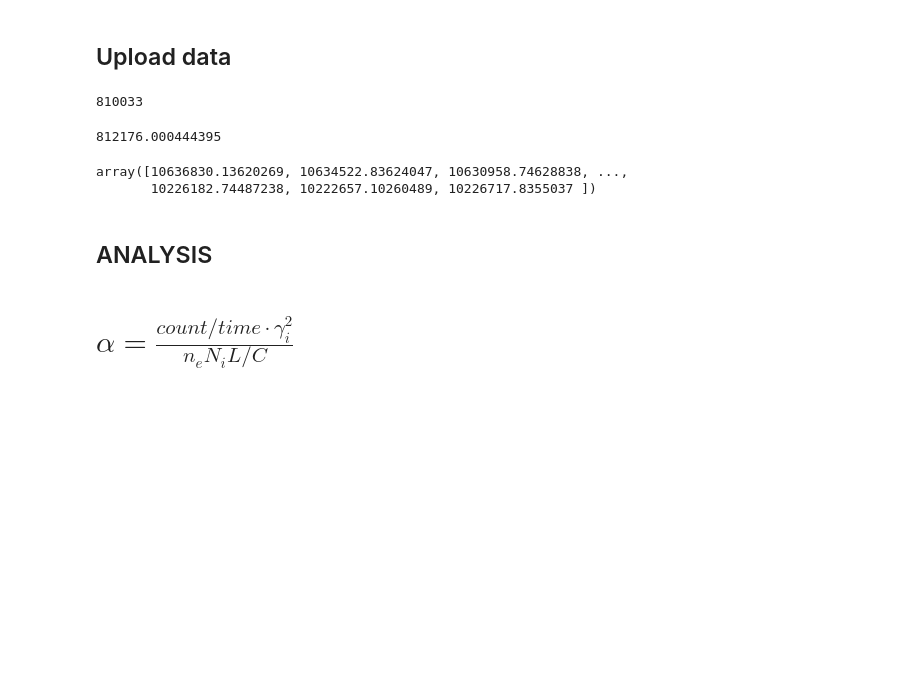
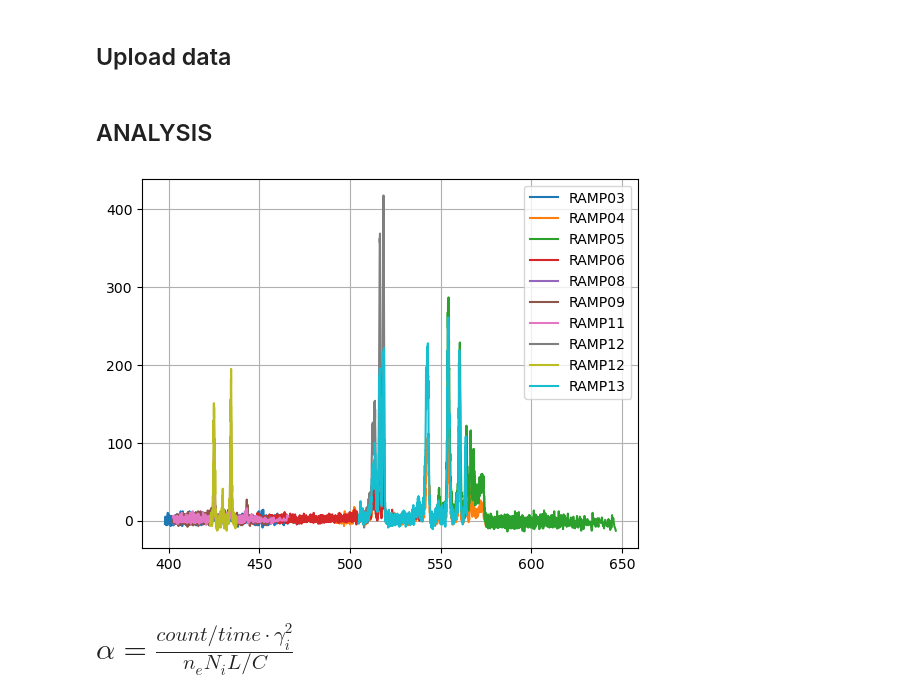
Before and after one commit to wwwerka/dr_oxygen_analysis, a Jupyter notebook: dr_oxygen_analysis.ipynb, the cells around one changed output. Cells and saved outputs as stored; diff of their text form; code cells hidden in the pictures; blank space fills up the shorter version.

```diff
--- a/dr_oxygen_analysis.ipynb
+++ b/dr_oxygen_analysis.ipynb
@@ -495,27 +504,26 @@ data11 = CryringData(exp_data_path+'06ramp011.yrdr')
 data12 = CryringData(exp_data_path+'06ramp012-Copy_part1.yrdr')
 data22 = CryringData(exp_data_path+'06ramp012-Copy_part2.yrdr')
 data13 = CryringData(exp_data_path+'06ramp013-Copy1.yrdr')
-# %%
-F_REV
-# %% [output]
-810033
-# %%
-gamma_i = 1+data03.ion_energy*1e6*ELEM_CHARGE/(AMU_KG*C_LIGHT*C_LIGHT)
-beta_i = np.sqrt(1.0-(1.0/(gamma_i*gamma_i)))
-rev_freq = beta_i*C_LIGHT/CIRC
-rev_freq
-# %% [output]
-812176.000444395
-# %%
-gamma_e = (MASS_E + data04.calibration_LAB()) / MASS_E
-beta = np.sqrt(1.0-(1.0/(gamma_e*gamma_e)))
-dens = data04.e_curr/(ELEM_CHARGE*EXP_FACTOR*np.pi*RCATH*RCATH*beta*C_LIGHT)
-dens*1e-6
-# %% [output]
-array([10636830.13620269, 10634522.83624047, 10630958.74628838, ...,
-       10226182.74487238, 10222657.10260489, 10226717.8355037 ])
 # %% [markdown]
 ## ANALYSIS
+# %%
+data_sets = [data03, data04, data05, data06, data08, data09, data11, data12, data22, data13]
+# data_sets = [data04,data06]
+# data_sets = [data04,data05, data13]
+fig = plt.figure()
+ax1 = fig.gca()
+for data in data_sets:
+#     ax1.plot(data.data[:,0],data.calibration_NEW2(), label = "RAMP"+data.name)
+    ax1.plot(data.calibration_NEW2(), data.background_subtraction(), label = "RAMP"+data.name)
+# plt.xlim(424,440)
+# plt.xlim(425,425.1)
+# plt.ylim(564,566)
+# plt.xlim(541,544)
+# plt.xlim(127,130)
+plt.legend()
+plt.grid()
+# %% [output]
+[figure, added]
 # %% [markdown]
 # $\alpha = \frac{count/time { } \cdot \gamma_i^2}{n_eN_iL/C}$
 # %%
```
Also changed, not shown: parts of 13 cells of this notebook.
